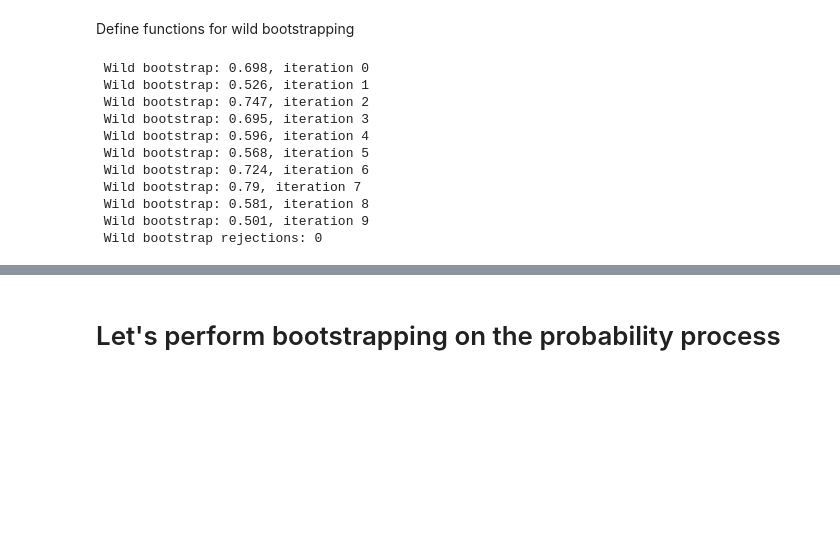
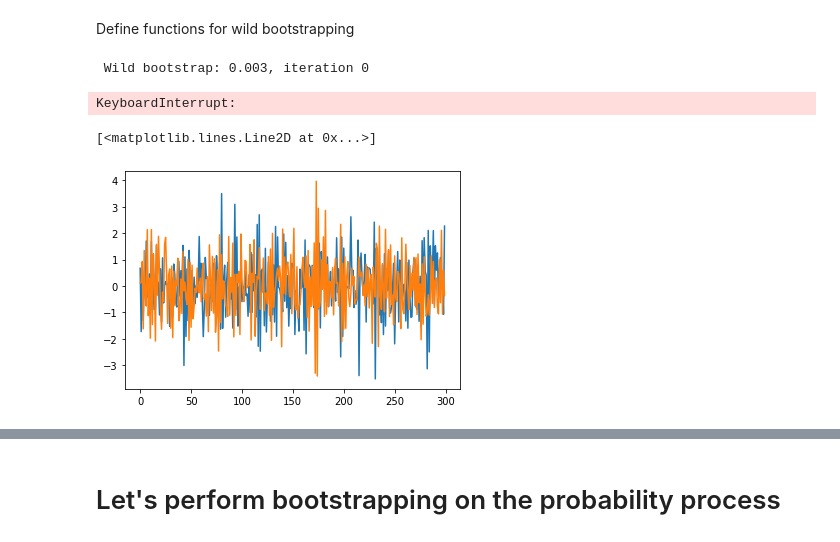
Before and after one commit to ragnarlevi/GTST, a Jupyter notebook: _Workbench/WildBootstrap.ipynb, the cells around one changed output, grey strips where cells are left out. Drawn from its saved outputs; the diff is of its cells as text; code cells hidden in the pictures; blank space fills up the shorter version.

```diff
--- a/_Workbench/WildBootstrap.ipynb
+++ b/_Workbench/WildBootstrap.ipynb
@@ -226,7 +228,7 @@ def PairwiseDistance(d1, d2):
     # print(distances)
     return np.median(distances)
 # %%
-n = 100
+n = 300
 nr_samples = 10
 
 mmd_b = np.zeros(nr_samples)
@@ -235,8 +237,8 @@ mmd_b_p = np.zeros(nr_samples)
 for i in range(nr_samples):
 
 
-    p_x = simpleArima(0.1, 1 ** 2, n)
-    p_y = simpleArima(0.8, 1 ** 2, n)
+    p_x = simpleArima(0.5, 1.0 ** 2, n)
+    p_y = simpleArima(0.5, 1.0 ** 2, n)
 
     # d = PairwiseDistance(p_x,p_y)
     K = pairwise_kernels(np.reshape(np.concatenate((p_x,p_y)), (2*n,1)), np.reshape(np.concatenate((p_x,p_y)), (2*n,1)), metric='rbf', gamma = 0.5) # 1/(2*d**2))
@@ -247,23 +249,20 @@ for i in range(nr_samples):
     # mmd_b[i] = boot_class.p_values['MMD_b']
 
     # Wild bootstrap
-    mmd_b_p[i],test,statistic_sample, K_p = WildBootstrap(K, 20, n, n)
+    mmd_b_p[i], test,statistic_sample, K_p = WildBootstrap(K, 20, n, n)
     print(f' Wild bootstrap: {mmd_b_p[i]}, iteration {i}')
 
 #print(f' Normal bootstrap: {np.sum(mmd_b < 0.05)}')
 print(f' Wild bootstrap rejections: {np.sum(mmd_b_p < 0.05)}')
 # %% [output]
- Wild bootstrap: 0.698, iteration 0
- Wild bootstrap: 0.526, iteration 1
- Wild bootstrap: 0.747, iteration 2
- Wild bootstrap: 0.695, iteration 3
- Wild bootstrap: 0.596, iteration 4
- Wild bootstrap: 0.568, iteration 5
- Wild bootstrap: 0.724, iteration 6
- Wild bootstrap: 0.79, iteration 7
- Wild bootstrap: 0.581, iteration 8
- Wild bootstrap: 0.501, iteration 9
- Wild bootstrap rejections: 0
+ Wild bootstrap: 0.003, iteration 0
+KeyboardInterrupt:
+# %%
+plt.plot(range(len(p_x)), p_x)
+plt.plot(range(len(p_y)), p_y)
+# %% [output]
+[<matplotlib.lines.Line2D at 0x...>]
+[figure, added]
 # %%
 plt.matshow(K_p)
 # %% [output]
```
Also changed, not shown: parts of 13 cells of this notebook, 6 other files.
